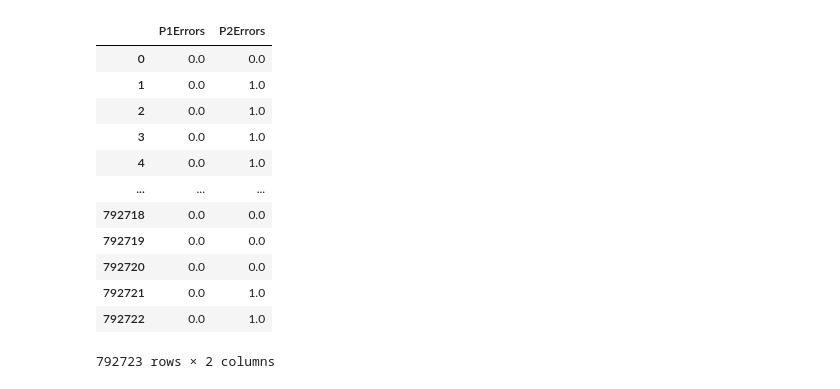
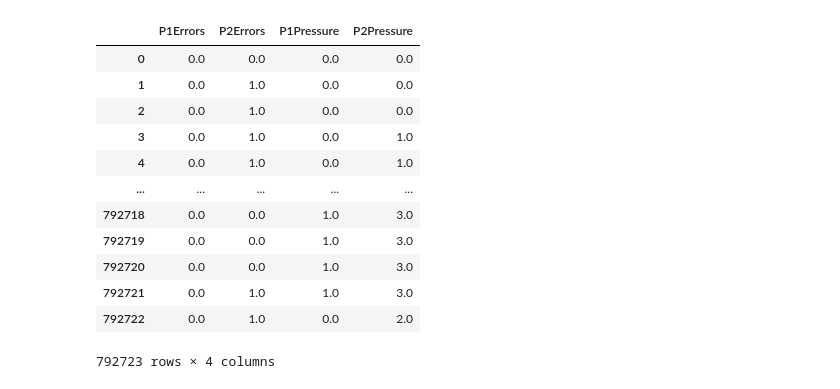
Before and after one commit to hoanganhminh01/CSE-481DS-Tennis-Analysis, a Jupyter notebook: src/playerstat.ipynb, the cells around one changed output. Saved outputs shown, nothing was run; the diff lists cells and outputs as text; code cells hidden in the pictures.

```diff
--- a/src/playerstat.ipynb
+++ b/src/playerstat.ipynb
@@ -37,21 +37,21 @@ points
 # %%
 points2 = pd.read_csv(f"../data/points-pressure.csv", encoding='unicode_escape', low_memory=False)
-points3 = points2[["P1Errors", "P2Errors"]]
+points3 = points2[["P1Errors", "P2Errors", "P1Pressure", "P2Pressure"]]
 points3
 # %% [output]
-|  | P1Errors | P2Errors |
-| 0 | 0.0 | 0.0 |
-| 1 | 0.0 | 1.0 |
-| 2 | 0.0 | 1.0 |
-| 3 | 0.0 | 1.0 |
-| 4 | 0.0 | 1.0 |
-| ... | ... | ... |
-| 792718 | 0.0 | 0.0 |
-| 792719 | 0.0 | 0.0 |
-| 792720 | 0.0 | 0.0 |
-| 792721 | 0.0 | 1.0 |
-| 792722 | 0.0 | 1.0 |
+|  | P1Errors | P2Errors | P1Pressure | P2Pressure |
+| 0 | 0.0 | 0.0 | 0.0 | 0.0 |
+| 1 | 0.0 | 1.0 | 0.0 | 0.0 |
+| 2 | 0.0 | 1.0 | 0.0 | 0.0 |
+| 3 | 0.0 | 1.0 | 0.0 | 1.0 |
+| 4 | 0.0 | 1.0 | 0.0 | 1.0 |
+| ... | ... | ... | ... | ... |
+| 792718 | 0.0 | 0.0 | 1.0 | 3.0 |
+| 792719 | 0.0 | 0.0 | 1.0 | 3.0 |
+| 792720 | 0.0 | 0.0 | 1.0 | 3.0 |
+| 792721 | 0.0 | 1.0 | 1.0 | 3.0 |
+| 792722 | 0.0 | 1.0 | 0.0 | 2.0 |
-792723 rows × 2 columns
+792723 rows × 4 columns
 # %%
 points_new = pd.concat([points, points3], axis=1)
 points_new
```
Also changed, not shown: parts of 15 cells of this notebook, 13 other files.
